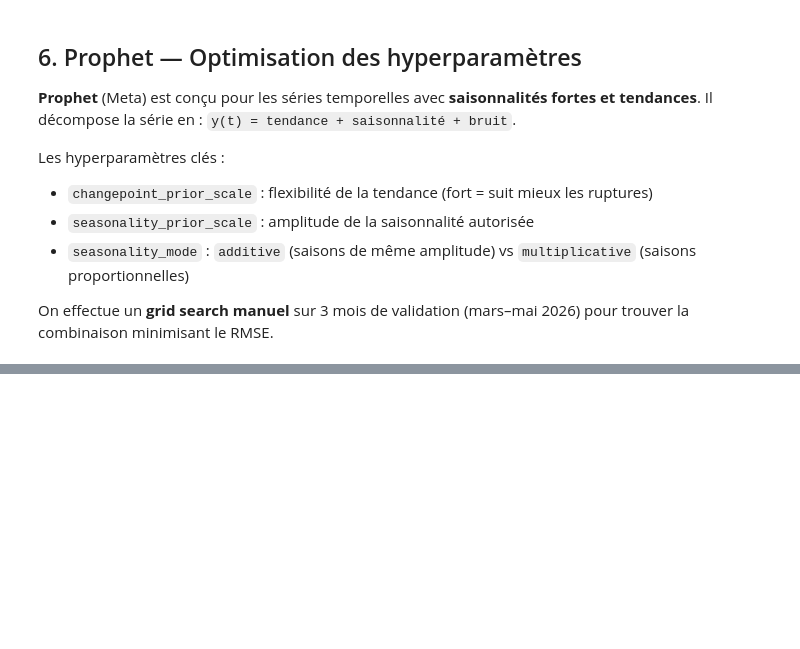
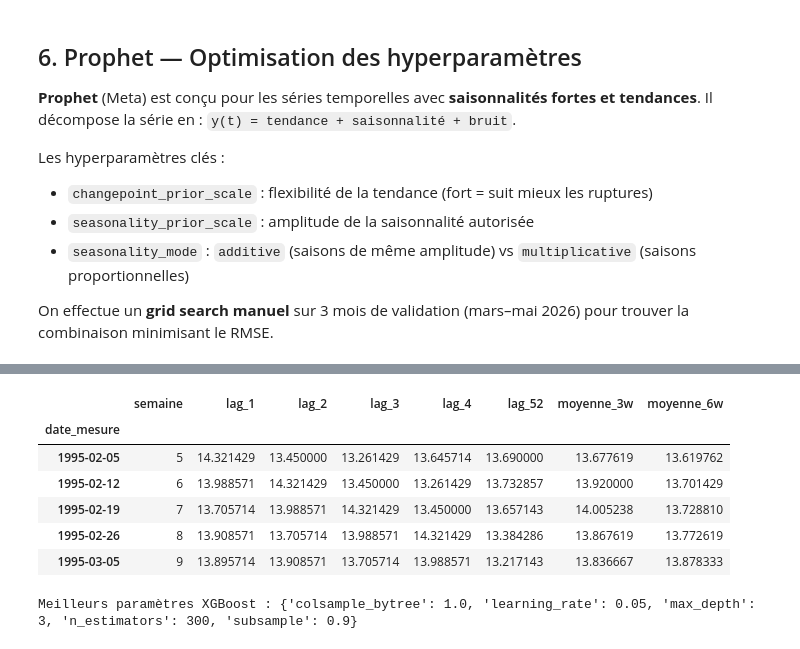
Before and after one commit to charourou/Projet_Hydrosense, a Jupyter notebook: notebooks/ML_ARIMA_RForest_XGBoost.ipynb, the cells around one changed output, grey strips where cells are left out. Cells and saved outputs as stored; diff of their text form; code cells hidden in the pictures; blank space fills up the shorter version.

```diff
--- a/notebooks/ML_ARIMA_RForest_XGBoost.ipynb
+++ b/notebooks/ML_ARIMA_RForest_XGBoost.ipynb
@@ -522,0 +524,4 @@ plt.show()
+# %%
+# 'ME' = Month End (anciennement 'M', déprécié depuis pandas 2.2)
+y_week = df["niveau_nappe_eau"].resample('W').mean()
+y_week
@@ -522,0 +568,45 @@ plt.show()
+# %%
+X_train.head()
+# %% [output]
+|  | semaine | lag_1 | lag_2 | lag_3 | lag_4 | lag_52 | moyenne_3w | moyenne_6w |
+| date_mesure |  |  |  |  |  |  |  |  |
+| 1995-02-05 | 5 | 14.321429 | 13.450000 | 13.261429 | 13.645714 | 13.690000 | 13.677619 | 13.619762 |
+| 1995-02-12 | 6 | 13.988571 | 14.321429 | 13.450000 | 13.261429 | 13.732857 | 13.920000 | 13.701429 |
+| 1995-02-19 | 7 | 13.705714 | 13.988571 | 14.321429 | 13.450000 | 13.657143 | 14.005238 | 13.728810 |
+| 1995-02-26 | 8 | 13.908571 | 13.705714 | 13.988571 | 14.321429 | 13.384286 | 13.867619 | 13.772619 |
+| 1995-03-05 | 9 | 13.895714 | 13.908571 | 13.705714 | 13.988571 | 13.217143 | 13.836667 | 13.878333 |
+# %%
+from xgboost import XGBRegressor
+from sklearn.model_selection import GridSearchCV
+import matplotlib.pyplot as plt
+import pandas as pd
+
+# 1. On définit la grille des paramètres à tester
+param_grid_xgb = {
+    'n_estimators': [100, 300, 500],
+    'learning_rate': [0.01, 0.05, 0.1],
+    'max_depth': [3, 5, 7],
+    'subsample': [0.7, 0.9],
+    'colsample_bytree': [0.8, 1.0]
+}
+
+
+# 2. Instanciation du modèle de base
+xgb_base = XGBRegressor(random_state=42)
+
+# 3. Configuration de la recherche automatique (avec 3 découpages de validation)
+grid_search_xgb = GridSearchCV(
+    estimator=xgb_base,
+    param_grid=param_grid_xgb,
+    cv=3,
+    scoring='neg_mean_squared_error',
+    n_jobs=-1
+)
+
+# 4. Entraînement sur tes données (X_train et y_train avec les Lags)
+grid_search_xgb.fit(X_train, y_train)
+
+# 5. Affichage des meilleurs réglages trouvés
+print("Meilleurs paramètres XGBoost :", grid_search_xgb.best_params_)
+# %% [output]
+Meilleurs paramètres XGBoost : {'colsample_bytree': 1.0, 'learning_rate': 0.05, 'max_depth': 3, 'n_estimators': 300, 'subsample': 0.9}
```
Also changed, not shown: parts of 10 cells of this notebook.
